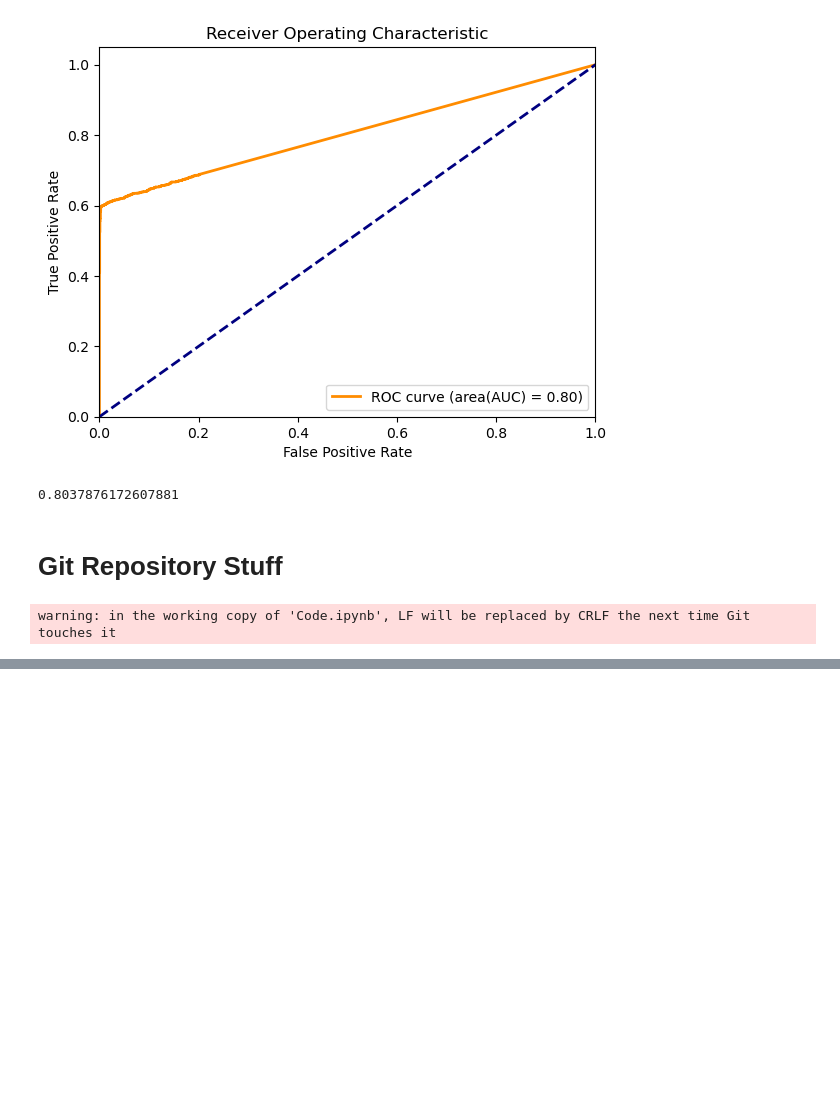
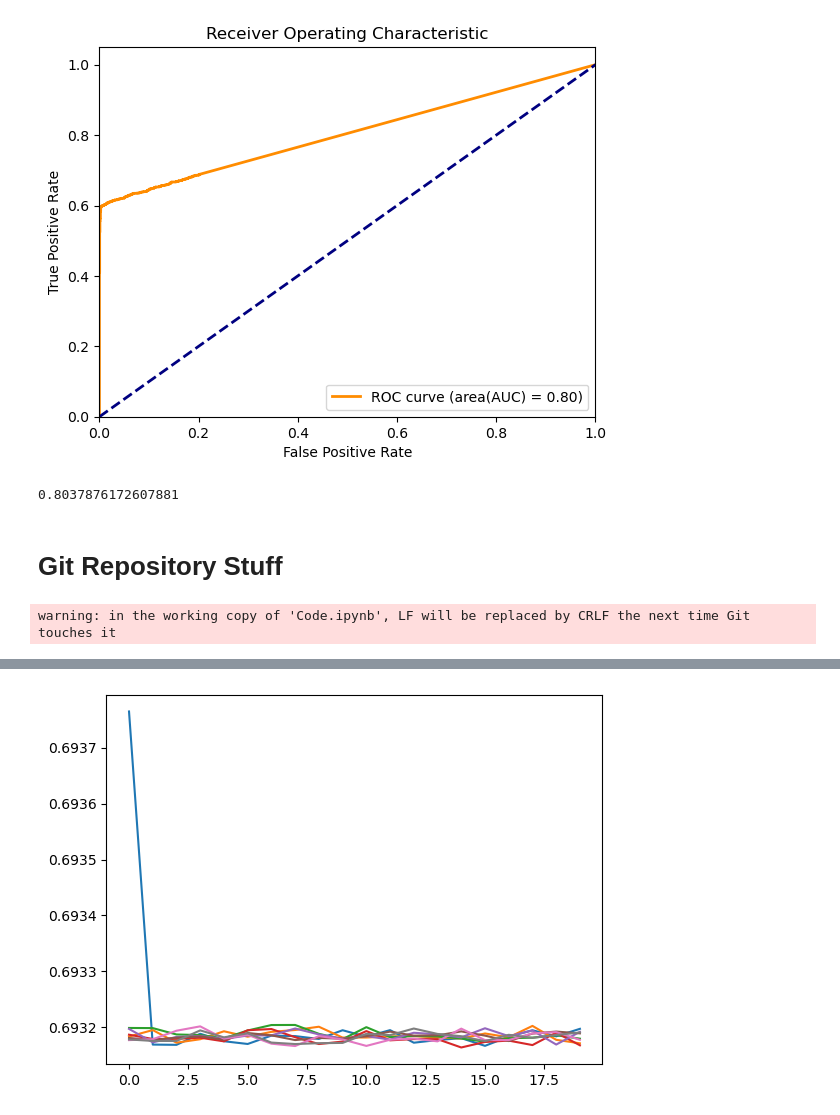
Before and after one commit to KaraboLetsholo/3rd-Year-Project-, a Jupyter notebook: Code.ipynb, the cells around one changed output, grey strips where cells are left out. Saved outputs shown, nothing was run; the diff lists cells and outputs as text; code cells hidden in the pictures; blank space fills up the shorter version.

```diff
--- a/Code.ipynb
+++ b/Code.ipynb
@@ -28,7 +28,7 @@ df1 = pd.read_csv('tWZ+ttZ (1).csv')#
 X1 = df1.drop(['label'], axis=1)
 y1 = df1['label']
 
-X1 = X1.drop(['delPhi_0_lep_MET','MET','num_jets','num_bjets','num_fake_leps','jet_pt_1','jet_pt_2','jet_pt_3','jet_phi_1','jet_phi_2','jet_phi_3','jet_eta_1','jet_eta_2','jet_eta_3','jet_e_1','jet_e_2','jet_e_3','jet_DL1r_1','jet_DL1r_2','jet_DL1r_3','el_pt_1','el_pt_2','el_pt_3','el_eta_1','el_eta_2','el_eta_3','el_phi_1','el_phi_2','el_phi_3','el_e_1','el_e_2','el_e_3'], axis=1)#	mu_pt_1	mu_pt_2	mu_pt_3	mu_eta_1	mu_eta_2	mu_eta_3	mu_phi_1	mu_phi_2	mu_phi_3	mu_e_1	mu_e_2	mu_e_3	label
+#X1 = X1.drop(['delPhi_0_lep_MET','MET','num_jets','num_bjets','num_fake_leps','jet_pt_1','jet_pt_2','jet_pt_3','jet_phi_1','jet_phi_2','jet_phi_3','jet_eta_1','jet_eta_2','jet_eta_3','jet_e_1','jet_e_2','jet_e_3','jet_DL1r_1','jet_DL1r_2','jet_DL1r_3','el_pt_1','el_pt_2','el_pt_3','el_eta_1','el_eta_2','el_eta_3','el_phi_1','el_phi_2','el_phi_3','el_e_1','el_e_2','el_e_3'], axis=1)#	mu_pt_1	mu_pt_2	mu_pt_3	mu_eta_1	mu_eta_2	mu_eta_3	mu_phi_1	mu_phi_2	mu_phi_3	mu_e_1	mu_e_2	mu_e_3	label
 # %% [markdown]
 ## Splitting the dataset into training, testing and validation dataset with split (60,20,20)
 # %%
@@ -466,0 +480,4 @@ To https://github.com/KaraboLetsholo/3rd-Year-Project-.git
+# %%
+select = pd.read_csv('tWZ+ttZ (1).csv')#
+slc_X = select.drop(['label'], axis=1)
+slc_y = select['label']
@@ -466,0 +552,17 @@ To https://github.com/KaraboLetsholo/3rd-Year-Project-.git
+# %%
+names =  X1.columns
+model = Sequential()
+model.add(Dense(X1[names[2]].shape[0], activation='relu'))
+model.add(Dropout(0.1))
+model.add(Dense(int(4), activation='relu'))
+model.add(Dropout(0.1))
+model.add(Dense(int(2), activation='relu'))
+model.add(Dropout(0.1))
+model.add(Dense(1, activation='sigmoid'))
+model.compile(optimizer='adam', loss='binary_crossentropy', metrics=['accuracy', 'mae'])
+for i in range(2,10,1):
+    history_temp =  model.fit(X1_train[names[i]], y1_train, epochs=20, validation_data=(X1_val[names[i]], y1_val), verbose=0)
+    loss = history_temp.history
+    plt.plot(loss['loss'])
+# %% [output]
+[figure, added]
```
Also changed, not shown: parts of 8 cells of this notebook, 1 other file.
